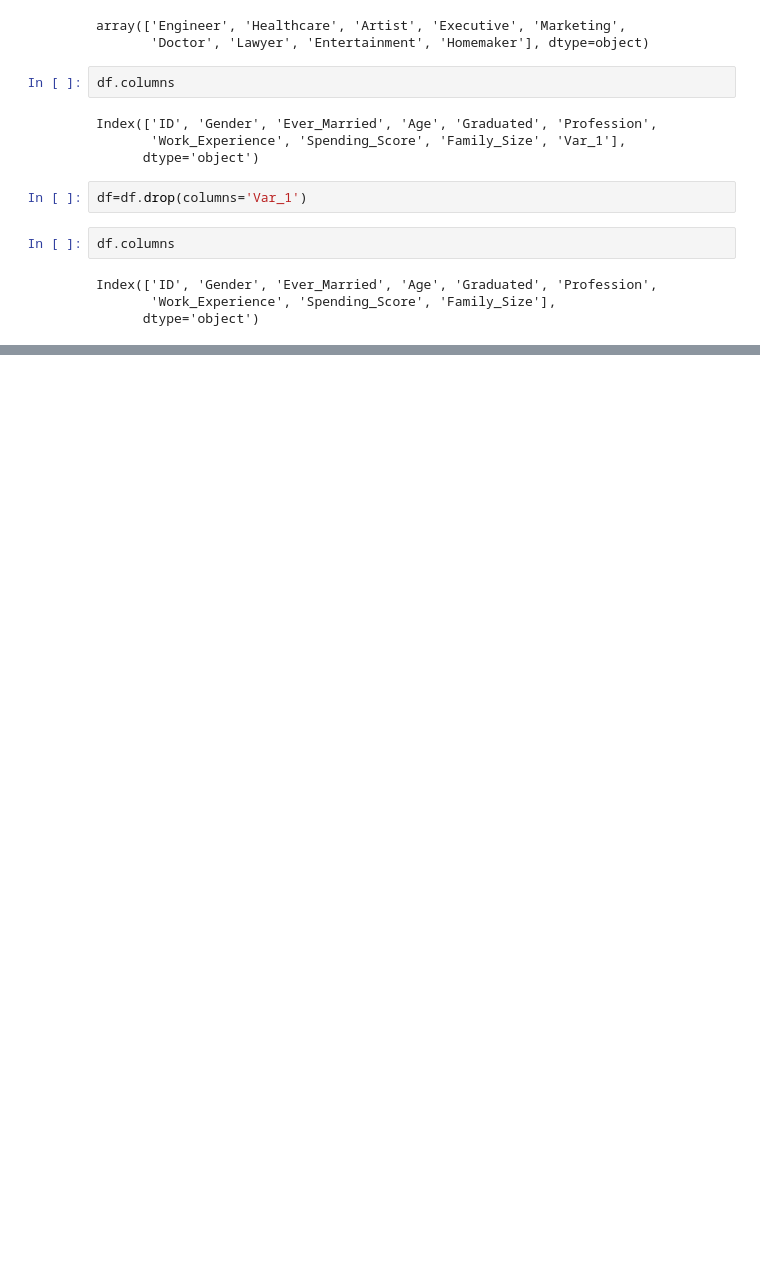
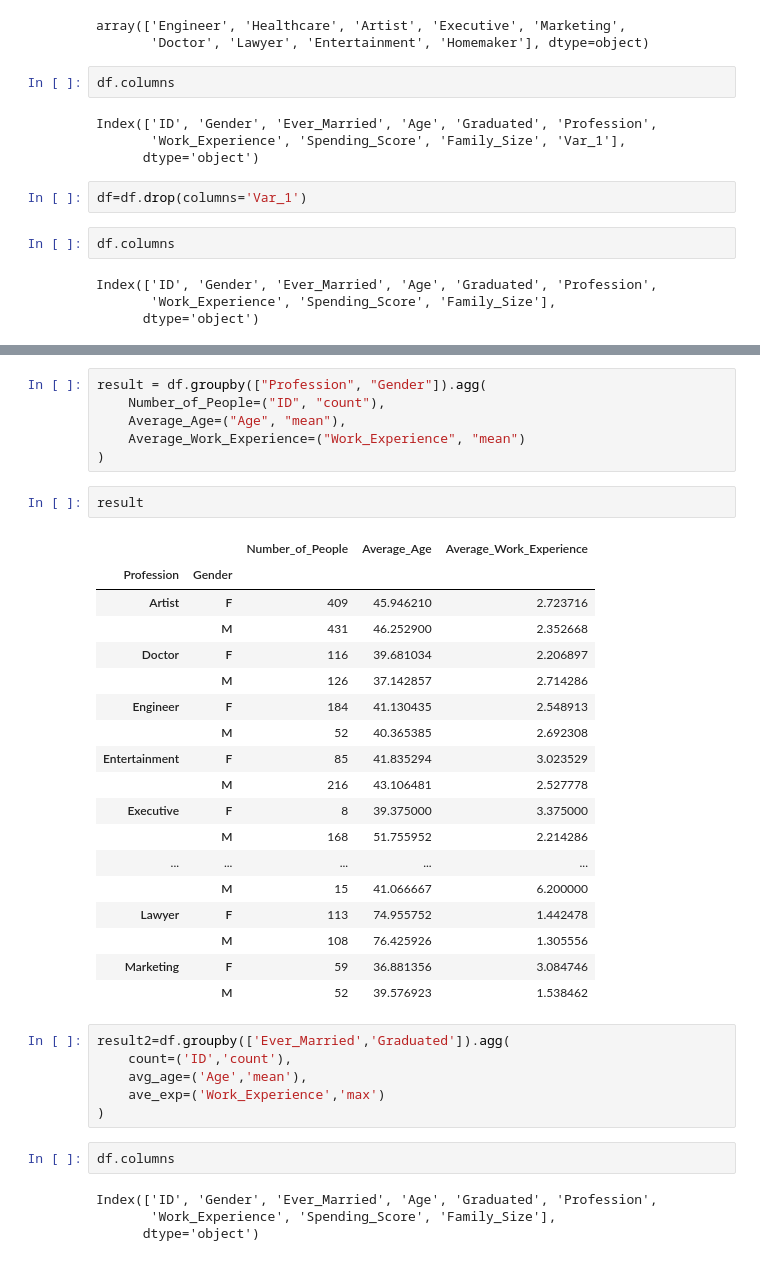
Before and after one commit to Shayan1064/machine-learning-journey, a Jupyter notebook: Day 8/Pandas 1.ipynb, the cells around one changed output, grey strips where cells are left out. Cells and saved outputs as stored; diff of their text form; blank space fills up the shorter version.

```diff
--- a/Day 8/Pandas 1.ipynb
+++ b/Day 8/Pandas 1.ipynb
@@ -1365,0 +1420,39 @@ Index(['ID', 'Gender', 'Ever_Married', 'Age', 'Graduated', 'Profession',
+# %%
+result = df.groupby(["Profession", "Gender"]).agg(
+    Number_of_People=("ID", "count"),
+    Average_Age=("Age", "mean"),
+    Average_Work_Experience=("Work_Experience", "mean")
+)
+# %%
+result
+# %% [output]
+|  |  | Number_of_People | Average_Age | Average_Work_Experience |
+| Profession | Gender |  |  |  |
+| Artist | F | 409 | 45.946210 | 2.723716 |
+|  | M | 431 | 46.252900 | 2.352668 |
+| Doctor | F | 116 | 39.681034 | 2.206897 |
+|  | M | 126 | 37.142857 | 2.714286 |
+| Engineer | F | 184 | 41.130435 | 2.548913 |
+|  | M | 52 | 40.365385 | 2.692308 |
+| Entertainment | F | 85 | 41.835294 | 3.023529 |
+|  | M | 216 | 43.106481 | 2.527778 |
+| Executive | F | 8 | 39.375000 | 3.375000 |
+|  | M | 168 | 51.755952 | 2.214286 |
+| ... | ... | ... | ... | ... |
+|  | M | 15 | 41.066667 | 6.200000 |
+| Lawyer | F | 113 | 74.955752 | 1.442478 |
+|  | M | 108 | 76.425926 | 1.305556 |
+| Marketing | F | 59 | 36.881356 | 3.084746 |
+|  | M | 52 | 39.576923 | 1.538462 |
+# %%
+result2=df.groupby(['Ever_Married','Graduated']).agg(
+    count=('ID','count'),
+    avg_age=('Age','mean'),
+    ave_exp=('Work_Experience','max')
+)
+# %%
+df.columns
+# %% [output]
+Index(['ID', 'Gender', 'Ever_Married', 'Age', 'Graduated', 'Profession',
+       'Work_Experience', 'Spending_Score', 'Family_Size'],
+      dtype='object')
```
Also changed, not shown: parts of 6 cells of this notebook.
